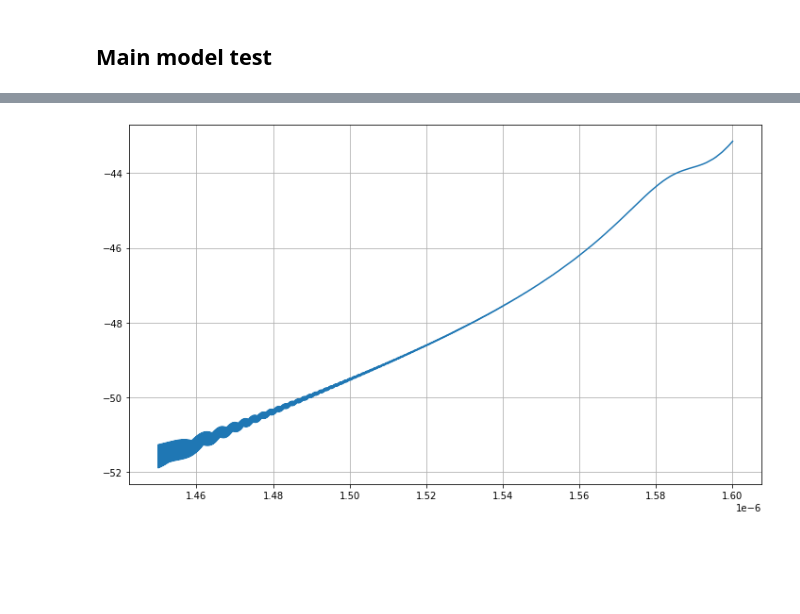
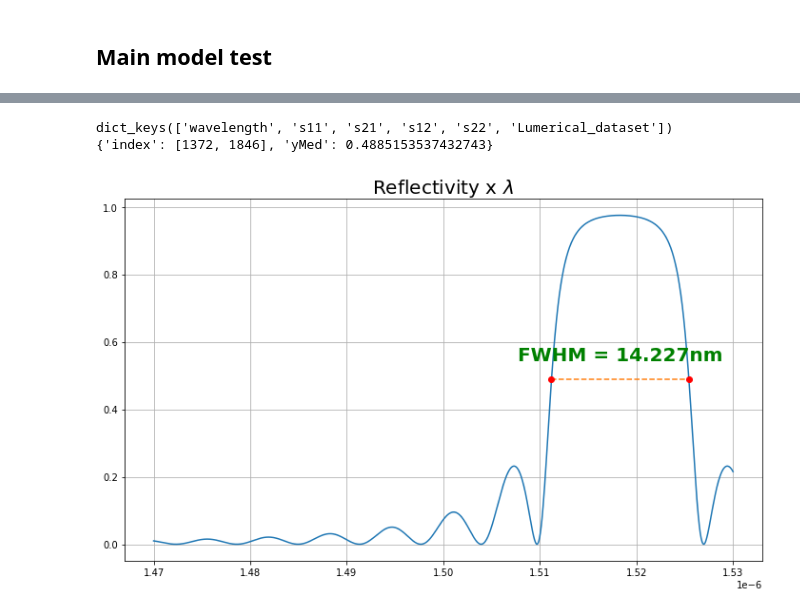
Before and after one commit to CaioRodrigues200/Photonics-training, a Jupyter notebook: Projects/Bragg Grating/SimulationFiles/GratingAssembly.ipynb, the cells around one changed output, grey strips where cells are left out. Saved outputs shown, nothing was run; the diff lists cells and outputs as text; code cells hidden in the pictures; blank space fills up the shorter version.

Commit message:
Bragg Fiber Grating - Update 5

```diff
--- a/Projects/Bragg Grating/SimulationFiles/GratingAssembly.ipynb
+++ b/Projects/Bragg Grating/SimulationFiles/GratingAssembly.ipynb
@@ -166,14 +165,14 @@ bragg.set({"use full simulation span":0,
 # %% [markdown]
 ## Main model test
 # %%
-# bragg.switchtolayout()
-# bragg.select("EME")
-# bragg.run()
-# bragg.emepropagate()
+bragg.switchtolayout()
+bragg.select("EME")
+bragg.run()
+bragg.emepropagate()
 
 bragg.setemeanalysis("wavelength sweep",1)
-bragg.setemeanalysis("start wavelength",1.45e-6)
-bragg.setemeanalysis("stop wavelength",1.9e-6)
+bragg.setemeanalysis("start wavelength",1.47e-6)
+bragg.setemeanalysis("stop wavelength",1.53e-6)
 bragg.setemeanalysis("number of wavelength points",2000)
 bragg.emesweep("wavelength sweep")
 
@@ -190,6 +181,26 @@ dict_keys(['wavelength', 's11', 's21', 's12', 's22', 'Lumerical_dataset'])
-# %%
-plt.figure(figsize=(12,7))
-plt.plot(SWvMatrix['wavelength'],10*np.log10(abs(SWvMatrix['s11'])**2))
-plt.grid()
-# %% [output]
-[figure, removed]
+# %%
+print(SWvMatrix.keys())
+
+yaxis = abs(SWvMatrix['s11'])**2
+xaxis = SWvMatrix['wavelength']
+
+plt.figure(figsize=(12, 7))
+plt.plot(SWvMatrix['wavelength'],abs(SWvMatrix['s11'])**2)
+plt.title(r"Reflectivity x $\lambda$",fontsize=20)
+plt.grid()
+
+pnts = signalLv(abs(SWvMatrix['s11'])**2,0.5,"linear")
+xcoords = pnts['index']
+average = pnts['yMed']
+
+diff = abs(xaxis[xcoords[1]] - xaxis[xcoords[0]])
+plt.plot([xaxis[xcoords[0]],xaxis[xcoords[1]]], [average,average],linestyle='--')
+plt.text((xaxis[xcoords[0]] + xaxis[xcoords[1]])/2,  average+0.1, 'FWHM = {:.3f}nm'.format(diff[0]*1e9), color='g', weight='black', fontsize =20, horizontalalignment='center',
+verticalalignment='top')
+for i in range(len(xcoords)):
+    plt.plot(xaxis[xcoords[i]], average,'o',color='r')
+print(pnts)
+# %% [output]
+dict_keys(['wavelength', 's11', 's21', 's12', 's22', 'Lumerical_dataset'])
+{'index': [1372, 1846], 'yMed': 0.4885153537432743}
+[figure, added]
```
Also changed, not shown: parts of 6 cells of this notebook, 7 other files.
